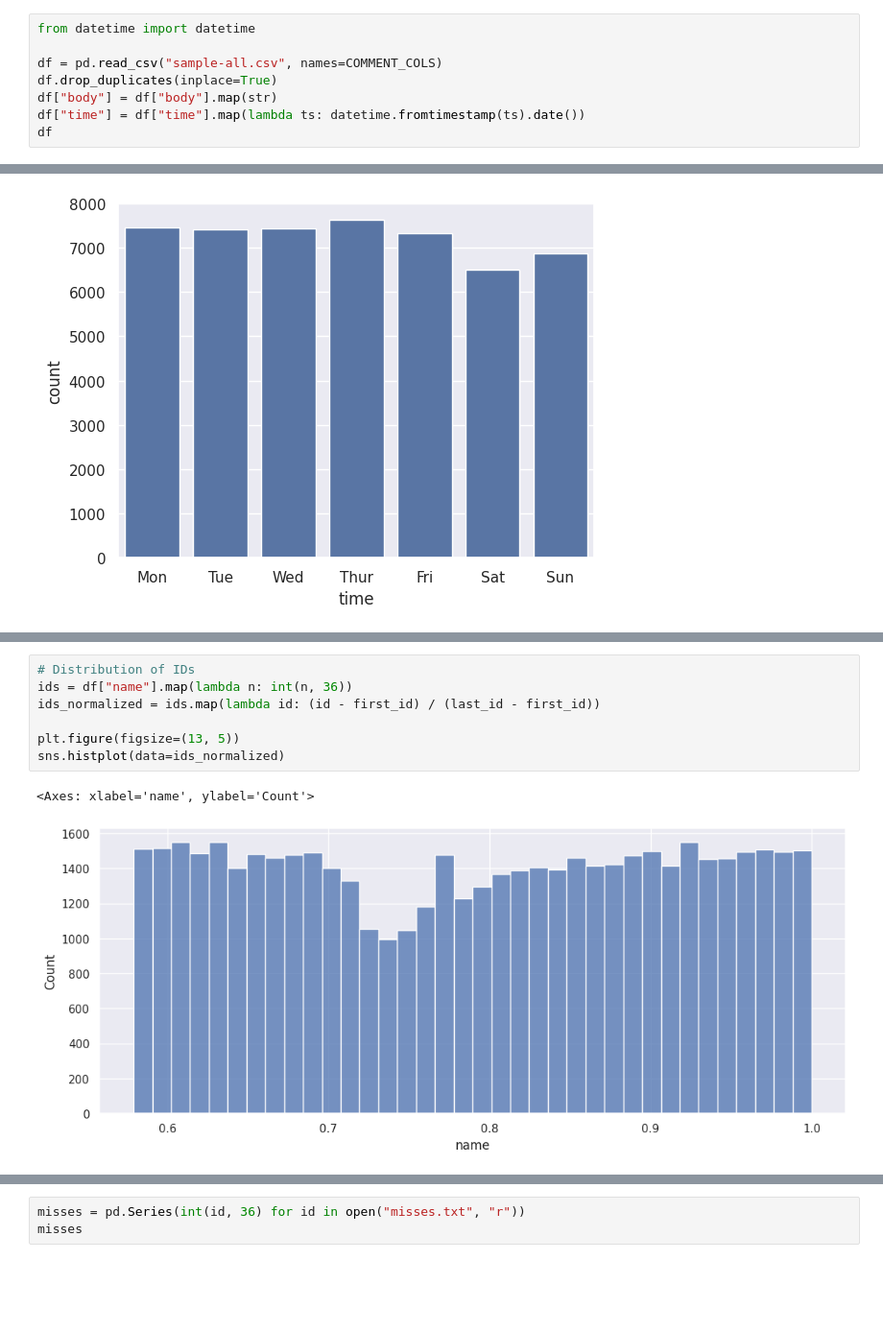
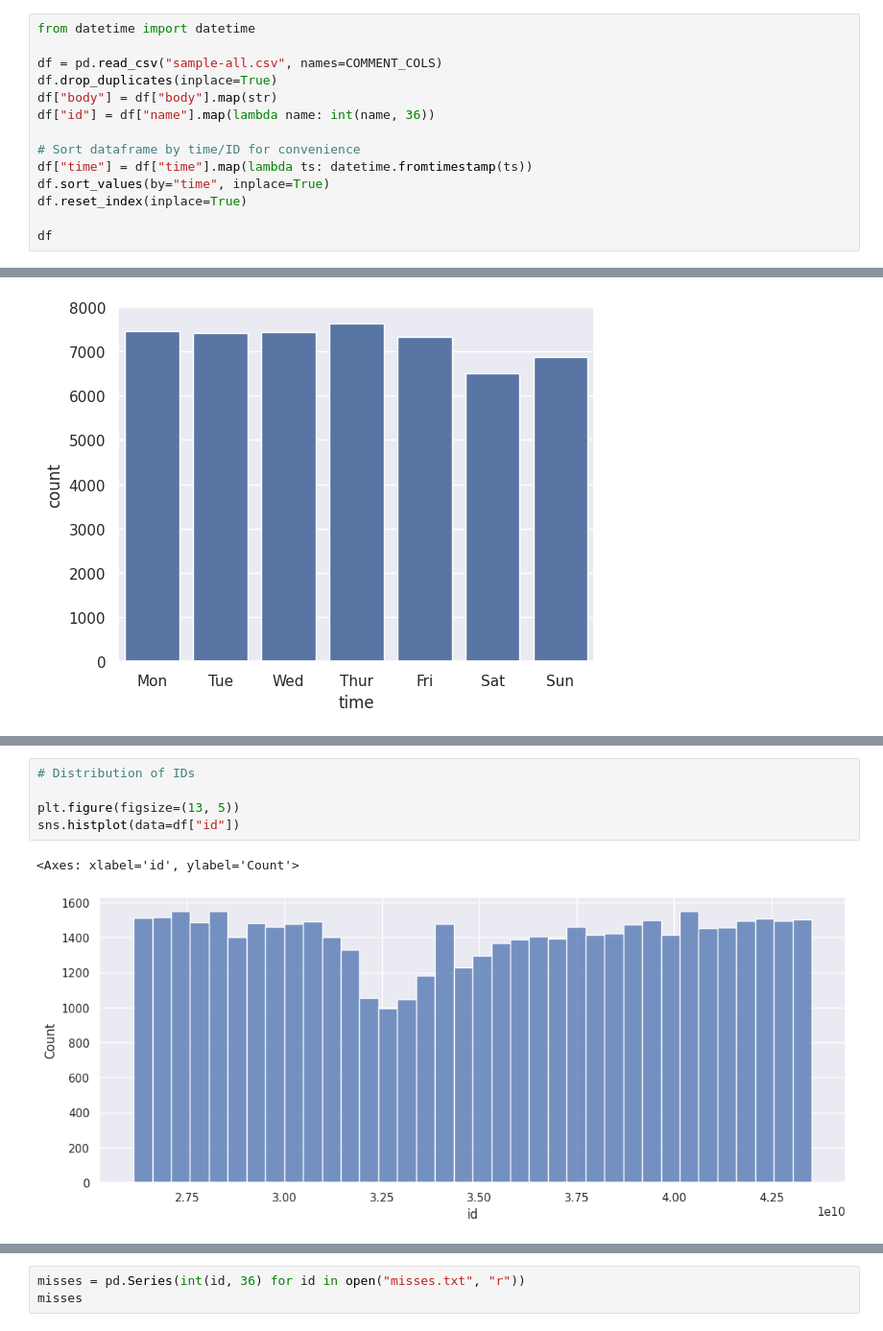
Before and after one commit to gems-cyberlang/cyberlang-learning, a Jupyter notebook: praw-comments-script/praw-playground.ipynb, the cells around one changed output, grey strips where cells are left out. Shown at 96% size. Drawn from its saved outputs; the diff is of its cells as text; blank space fills up the shorter version.

Commit message:
Look at miss rate over time

```diff
--- a/praw-comments-script/praw-playground.ipynb
+++ b/praw-comments-script/praw-playground.ipynb
@@ -191,6 +191,12 @@ from datetime import datetime
 df = pd.read_csv("sample-all.csv", names=COMMENT_COLS)
 df.drop_duplicates(inplace=True)
 df["body"] = df["body"].map(str)
-df["time"] = df["time"].map(lambda ts: datetime.fromtimestamp(ts).date())
+df["id"] = df["name"].map(lambda name: int(name, 36))
+
+# Sort dataframe by time/ID for convenience
+df["time"] = df["time"].map(lambda ts: datetime.fromtimestamp(ts))
+df.sort_values(by="time", inplace=True)
+df.reset_index(inplace=True)
+
 df
 # %% [output]
@@ -316,10 +346,8 @@ g.set_xticks(
 # %%
 # Distribution of IDs
-ids = df["name"].map(lambda n: int(n, 36))
-ids_normalized = ids.map(lambda id: (id - first_id) / (last_id - first_id))
 
 plt.figure(figsize=(13, 5))
-sns.histplot(data=ids_normalized)
+sns.histplot(data=df["id"])
 # %% [output]
-<Axes: xlabel='name', ylabel='Count'>
+<Axes: xlabel='id', ylabel='Count'>
-[figure, old version]
+[figure, new version]
```
Also changed, not shown: parts of 19 cells of this notebook.
